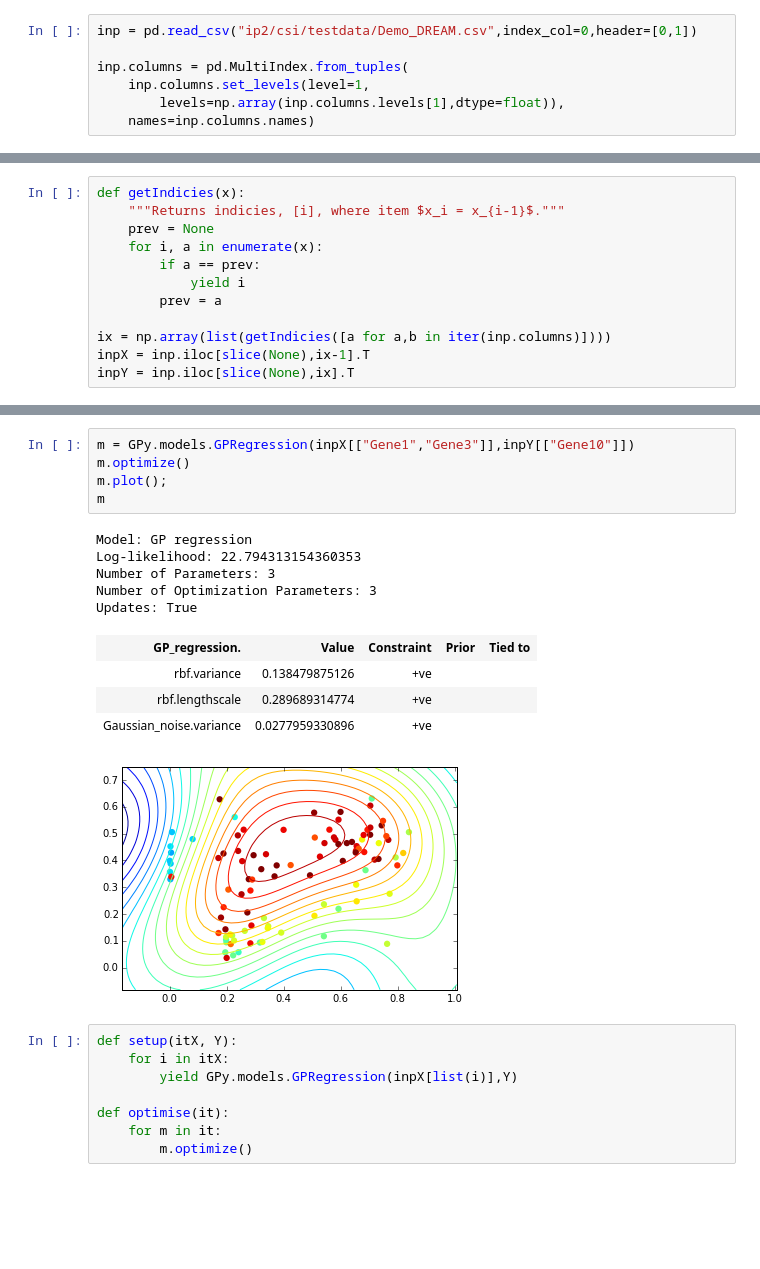
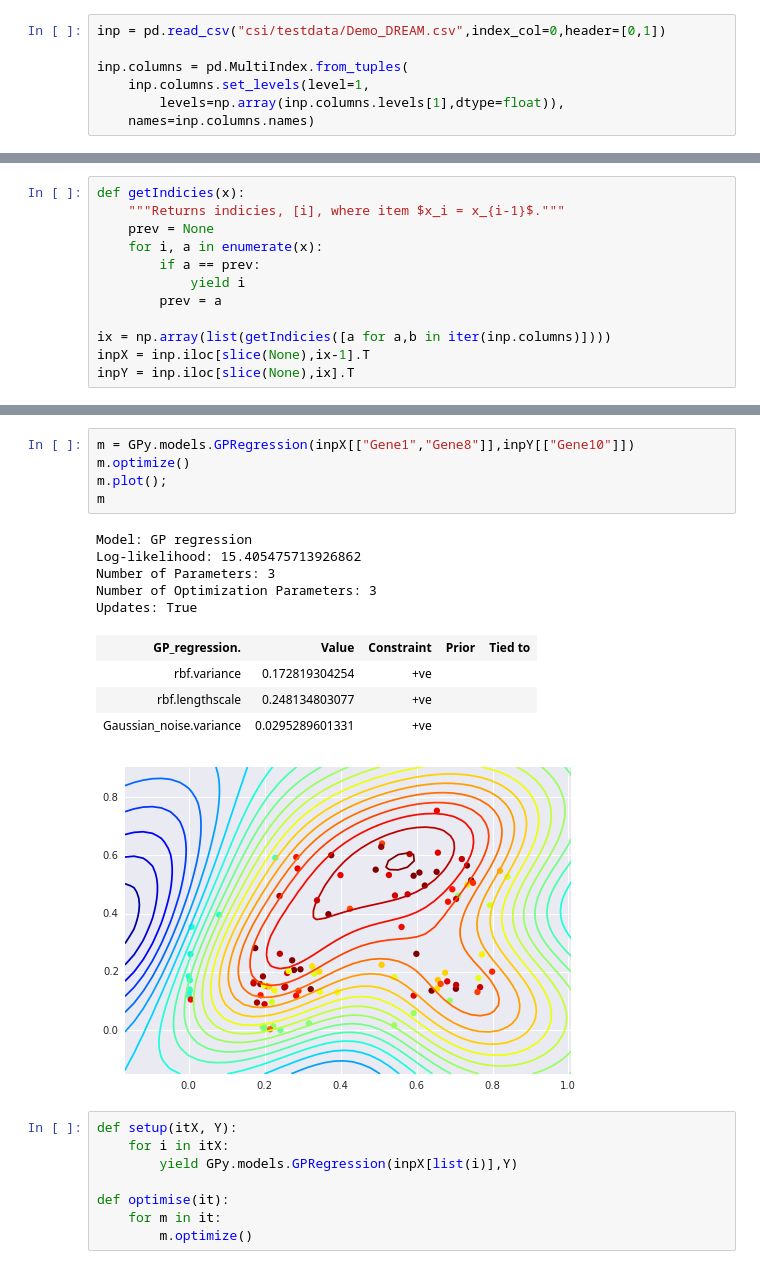
Before and after one commit to smason/ip2, a Jupyter notebook: csi.ipynb, the cells around one changed output, grey strips where cells are left out. Drawn from its saved outputs; the diff is of its cells as text; blank space fills up the shorter version.

```diff
--- a/csi.ipynb
+++ b/csi.ipynb
@@ -12,7 +13,7 @@ import GPy
 # %% [markdown]
 Read in data, then convert the second level (i.e. index=1) from strings to floats.  This conversion ensures that columns are recognised as "sorted" and `.loc` slicing works as expected.
 # %%
-inp = pd.read_csv("ip2/csi/testdata/Demo_DREAM.csv",index_col=0,header=[0,1])
+inp = pd.read_csv("csi/testdata/Demo_DREAM.csv",index_col=0,header=[0,1])
 
 inp.columns = pd.MultiIndex.from_tuples(
     inp.columns.set_levels(level=1,
@@ -58,19 +59,19 @@ plt.plot([b for a,b in inpX.index],
 # %%
-m = GPy.models.GPRegression(inpX[["Gene1","Gene3"]],inpY[["Gene10"]])
+m = GPy.models.GPRegression(inpX[["Gene1","Gene8"]],inpY[["Gene10"]])
 m.optimize()
 m.plot();
 m
 # %% [output]
 Model: GP regression
-Log-likelihood: 22.794313154360353
+Log-likelihood: 15.405475713926862
 Number of Parameters: 3
 Number of Optimization Parameters: 3
 Updates: True
 | GP_regression. | Value | Constraint | Prior | Tied to |
-| rbf.variance | 0.138479875126 | +ve |  |  |
-| rbf.lengthscale | 0.289689314774 | +ve |  |  |
-| Gaussian_noise.variance | 0.0277959330896 | +ve |  |  |
+| rbf.variance | 0.172819304254 | +ve |  |  |
+| rbf.lengthscale | 0.248134803077 | +ve |  |  |
+| Gaussian_noise.variance | 0.0295289601331 | +ve |  |  |
-[figure, old version]
+[figure, new version]
 # %%
 def setup(itX, Y):
     for i in itX:
```
Also changed, not shown: parts of 10 cells of this notebook.
